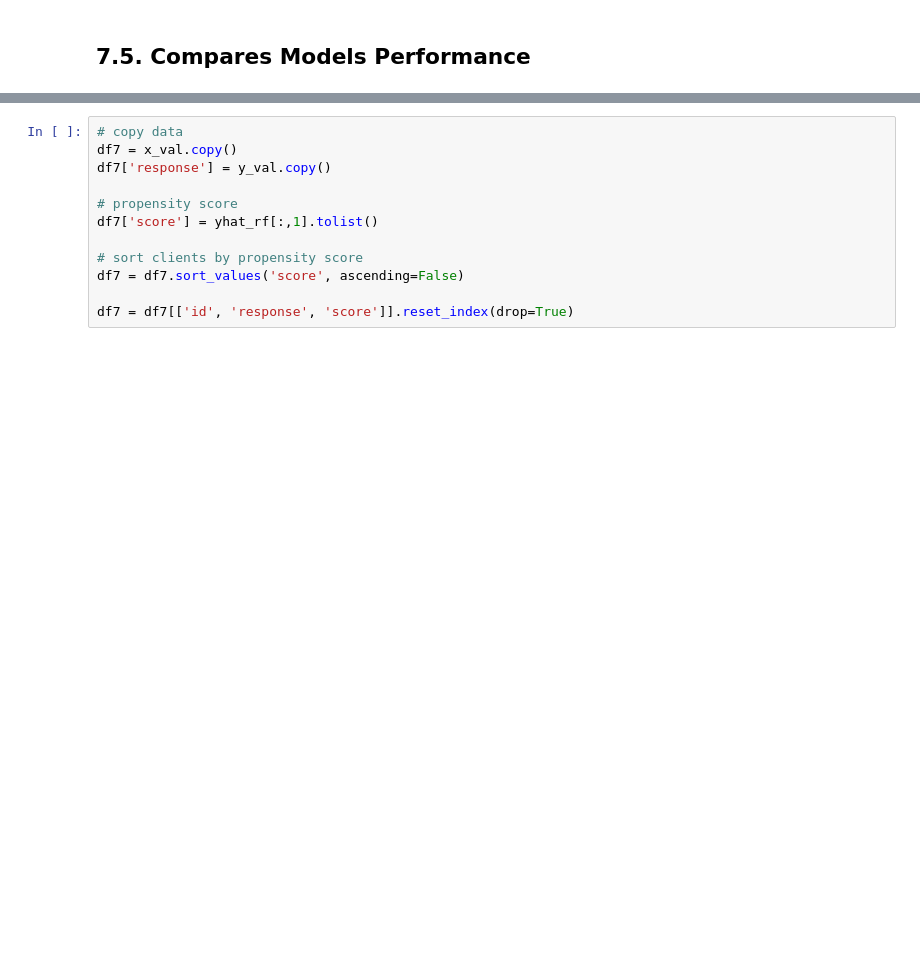
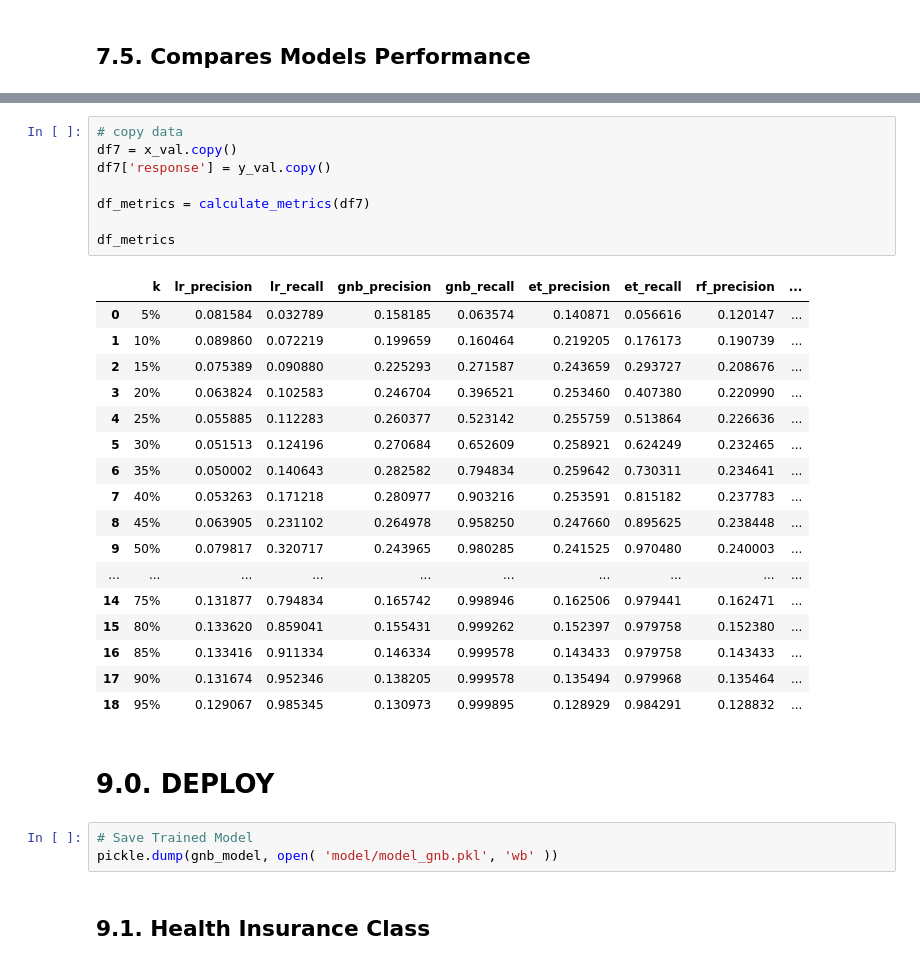
Before and after one commit to igormenesess/health_insurance_cross_sell, a Jupyter notebook: health_insurance_cross_sell.ipynb, the cells around one changed output, grey strips where cells are left out. Saved outputs shown, nothing was run; the diff lists cells and outputs as text; blank space fills up the shorter version.

Commit message:
end of machine learning model

```diff
--- a/health_insurance_cross_sell.ipynb
+++ b/health_insurance_cross_sell.ipynb
@@ -605,12 +677,33 @@ skplt.metrics.plot_cumulative_gain(y_val, yhat_rf, ax=ax, title='Random Forest')
 # %%
 # copy data
 df7 = x_val.copy()
 df7['response'] = y_val.copy()
 
-# propensity score
-df7['score'] = yhat_rf[:,1].tolist()
+df_metrics = calculate_metrics(df7)
 
-# sort clients by propensity score
-df7 = df7.sort_values('score', ascending=False)
-
-df7 = df7[['id', 'response', 'score']].reset_index(drop=True)
+df_metrics
+# %% [output]
+|  | k | lr_precision | lr_recall | gnb_precision | gnb_recall | et_precision | et_recall | rf_precision | ... |
+| 0 | 5% | 0.081584 | 0.032789 | 0.158185 | 0.063574 | 0.140871 | 0.056616 | 0.120147 | ... |
+| 1 | 10% | 0.089860 | 0.072219 | 0.199659 | 0.160464 | 0.219205 | 0.176173 | 0.190739 | ... |
+| 2 | 15% | 0.075389 | 0.090880 | 0.225293 | 0.271587 | 0.243659 | 0.293727 | 0.208676 | ... |
+| 3 | 20% | 0.063824 | 0.102583 | 0.246704 | 0.396521 | 0.253460 | 0.407380 | 0.220990 | ... |
+| 4 | 25% | 0.055885 | 0.112283 | 0.260377 | 0.523142 | 0.255759 | 0.513864 | 0.226636 | ... |
+| 5 | 30% | 0.051513 | 0.124196 | 0.270684 | 0.652609 | 0.258921 | 0.624249 | 0.232465 | ... |
+| 6 | 35% | 0.050002 | 0.140643 | 0.282582 | 0.794834 | 0.259642 | 0.730311 | 0.234641 | ... |
+| 7 | 40% | 0.053263 | 0.171218 | 0.280977 | 0.903216 | 0.253591 | 0.815182 | 0.237783 | ... |
+| 8 | 45% | 0.063905 | 0.231102 | 0.264978 | 0.958250 | 0.247660 | 0.895625 | 0.238448 | ... |
+| 9 | 50% | 0.079817 | 0.320717 | 0.243965 | 0.980285 | 0.241525 | 0.970480 | 0.240003 | ... |
+| ... | ... | ... | ... | ... | ... | ... | ... | ... | ... |
+| 14 | 75% | 0.131877 | 0.794834 | 0.165742 | 0.998946 | 0.162506 | 0.979441 | 0.162471 | ... |
+| 15 | 80% | 0.133620 | 0.859041 | 0.155431 | 0.999262 | 0.152397 | 0.979758 | 0.152380 | ... |
+| 16 | 85% | 0.133416 | 0.911334 | 0.146334 | 0.999578 | 0.143433 | 0.979758 | 0.143433 | ... |
+| 17 | 90% | 0.131674 | 0.952346 | 0.138205 | 0.999578 | 0.135494 | 0.979968 | 0.135464 | ... |
+| 18 | 95% | 0.129067 | 0.985345 | 0.130973 | 0.999895 | 0.128929 | 0.984291 | 0.128832 | ... |
+# %% [markdown]
+# 9.0. DEPLOY
+# %%
+# Save Trained Model
+pickle.dump(gnb_model, open( 'model/model_gnb.pkl', 'wb' ))
+# %% [markdown]
+## 9.1. Health Insurance Class
```
Also changed, not shown: parts of 9 cells of this notebook, 7 other files.
